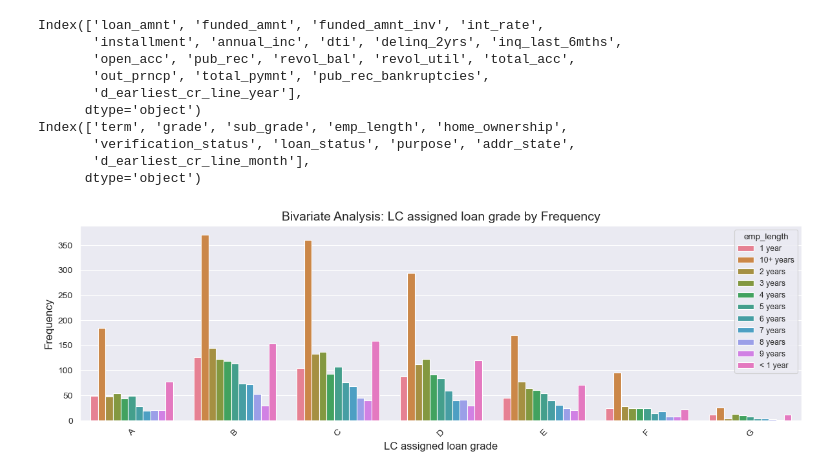
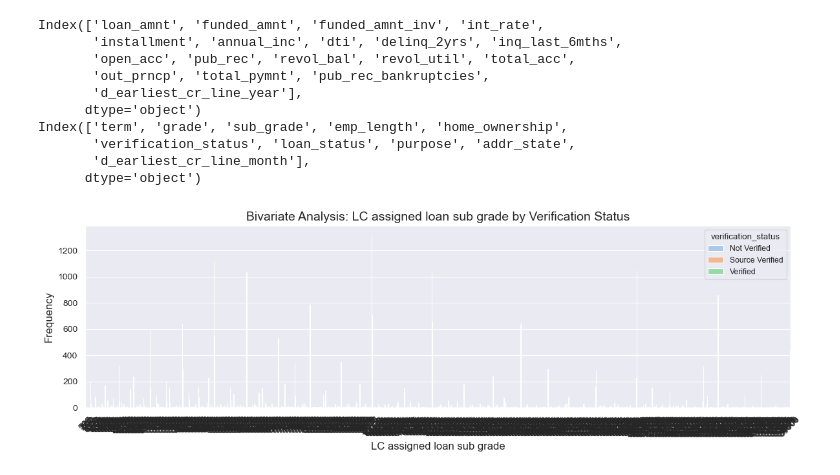
Before and after one commit to uvarajthulasiram/LendingClubCaseStudy, a Jupyter notebook: UvarajThulasiram.ipynb, the cells around one changed output. Cells and saved outputs as stored; diff of their text form; code cells hidden in the pictures.

```diff
--- a/UvarajThulasiram.ipynb
+++ b/UvarajThulasiram.ipynb
@@ -517,16 +517,22 @@ Index(['term', 'grade', 'sub_grade', 'emp_length', 'home_ownership',
        'd_earliest_cr_line_month'],
       dtype='object')
 # %%
-def bivariate_analysis(data, x_col, y_col, x_label, y_label):
-    sns.countplot(data=data, x=x_col, hue=y_col)
-    plt.title(f"Bivariate Analysis: {x_label} by {y_label}")
+def bivariate_analysis(data, x_col, x_label):
+    sns.countplot(data=data, x=x_col, hue='verification_status')
+    plt.title(f"Bivariate Analysis: {x_label} by Verification Status")
     plt.xlabel(x_label)
-    plt.ylabel(y_label)
+    plt.ylabel('Frequency')
     plt.xticks(rotation=45)
     plt.tight_layout()
     plt.show()
-# %%
-df_charged = df[df['loan_status'] == 'Charged Off']
-bivariate_analysis(df_charged, 'grade', 'emp_length', 'LC assigned loan grade', 'Frequency')
-# %% [output]
-[figure, removed]
+# %%
+# bivariate_analysis(df, 'grade', 'LC assigned loan grade')
+# bivariate_analysis(df, 'sub_grade', 'LC assigned loan sub grade')
+# bivariate_analysis(df, 'loan_status', 'LC assigned loan sub grade')
+bivariate_analysis(df, 'loan_amnt', 'LC assigned loan sub grade')
+# bivariate_analysis(df, 'term', 'loan_status', 'Term')
+# bivariate_analysis(df, 'verification_status', 'loan_status', 'LC assigned loan sub grade')
+# bivariate_analysis(df, 'purpose', 'loan_status', 'LC assigned loan sub grade')
+# bivariate_analysis(df, 'addr_state', 'LC assigned loan sub grade')
+# %% [output]
+[figure, added]
```
Also changed, not shown: parts of 1 cell of this notebook, 1 other file.
